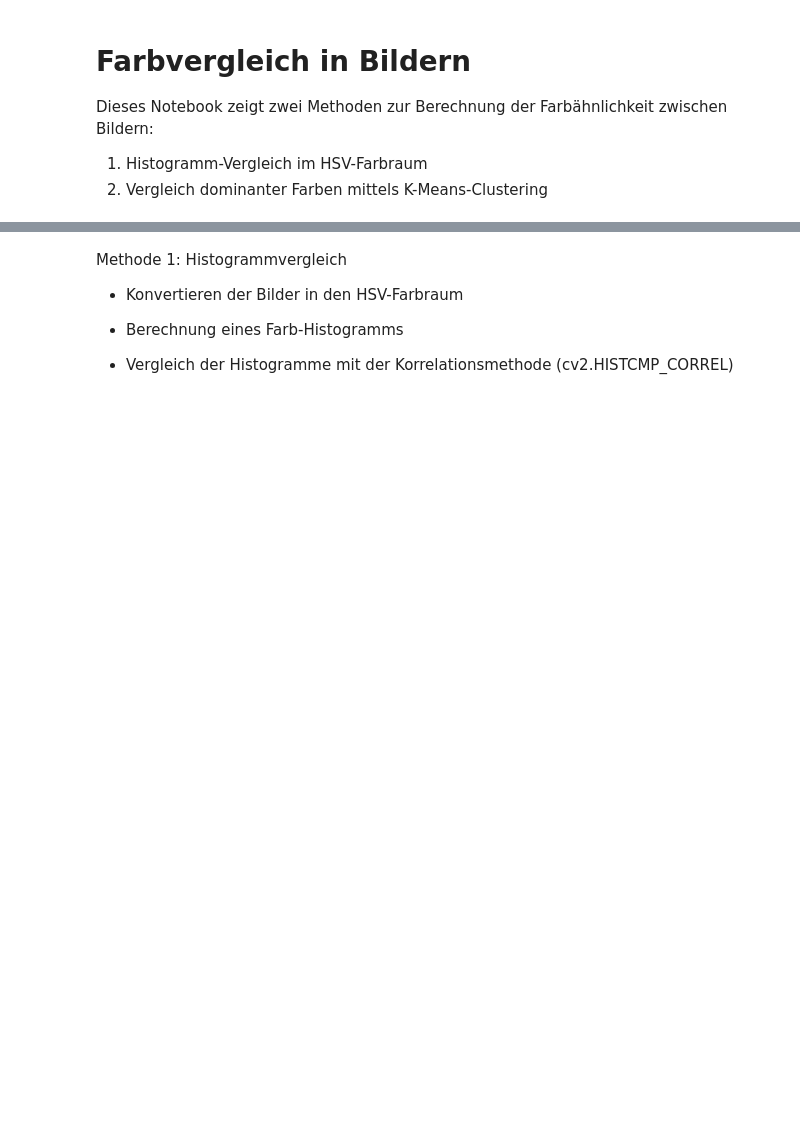
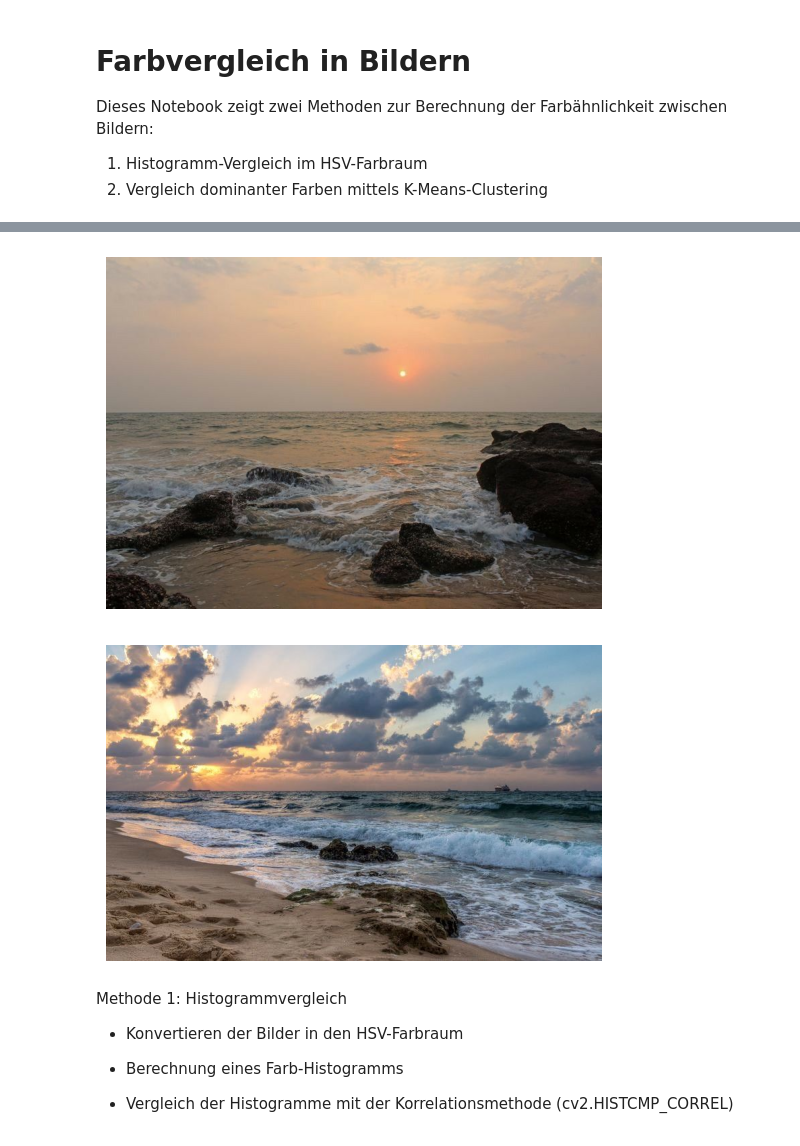
Before and after one commit to Juli-amo/bigdata_ir, a Jupyter notebook: Color_Similarity.ipynb, the cells around one changed output, grey strips where cells are left out. Drawn from its saved outputs; the diff is of its cells as text; code cells hidden in the pictures; blank space fills up the shorter version.

Commit message:
added color similarity function

```diff
--- a/Color_Similarity.ipynb
+++ b/Color_Similarity.ipynb
@@ -16,3 +17,23 @@ from pathlib import Path
+# %%
+# Bilder laden
+bild1 = cv2.imread('/Users/juliamoor/Desktop/bigdata_ir/Bilder/strand1.jpg') # path anpassen !!!!!!!!!!!!!
+bild2 = cv2.imread('/Users/juliamoor/Desktop/bigdata_ir/Bilder/strand2.jpg')
+
+# Bider von BGR nach RGB umwandeln
+bild1 = cv2.cvtColor(bild1, cv2.COLOR_BGR2RGB)
+bild2 = cv2.cvtColor(bild2, cv2.COLOR_BGR2RGB)
+
+# Bilder anzeigen
+plt.imshow(bild1)
+plt.axis('off')
+plt.show()
+
+plt.imshow(bild2)
+plt.axis('off')
+plt.show()
+# %% [output]
+[figure, added]
+[figure, added]
 # %% [markdown]
 Methode 1: Histogrammvergleich
 
```
Also changed, not shown: parts of 5 cells of this notebook, 4 other files.
